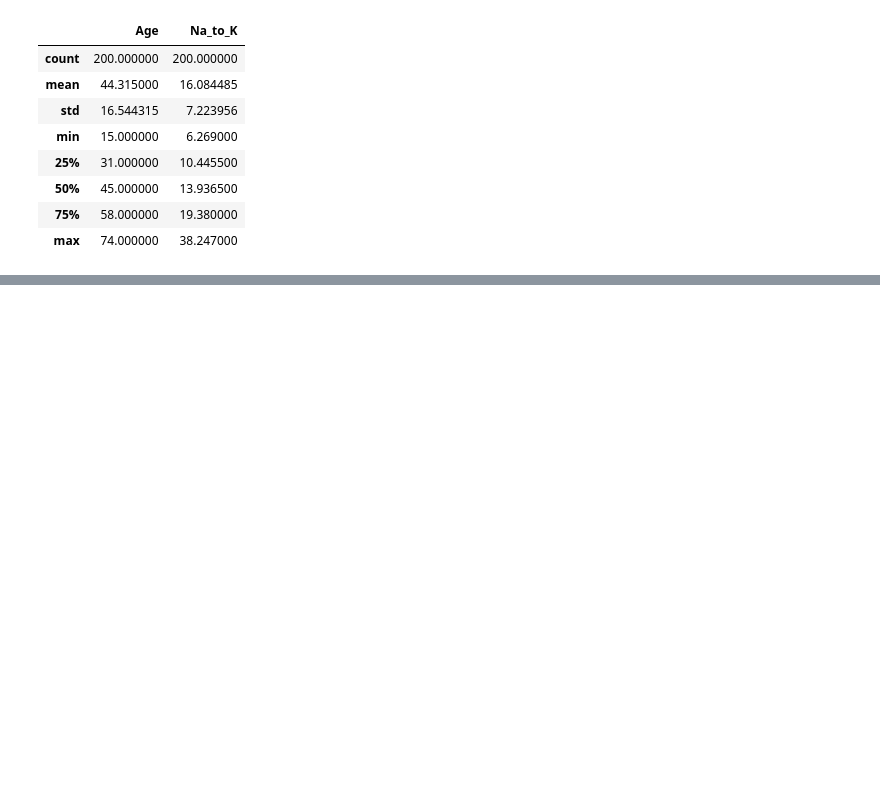
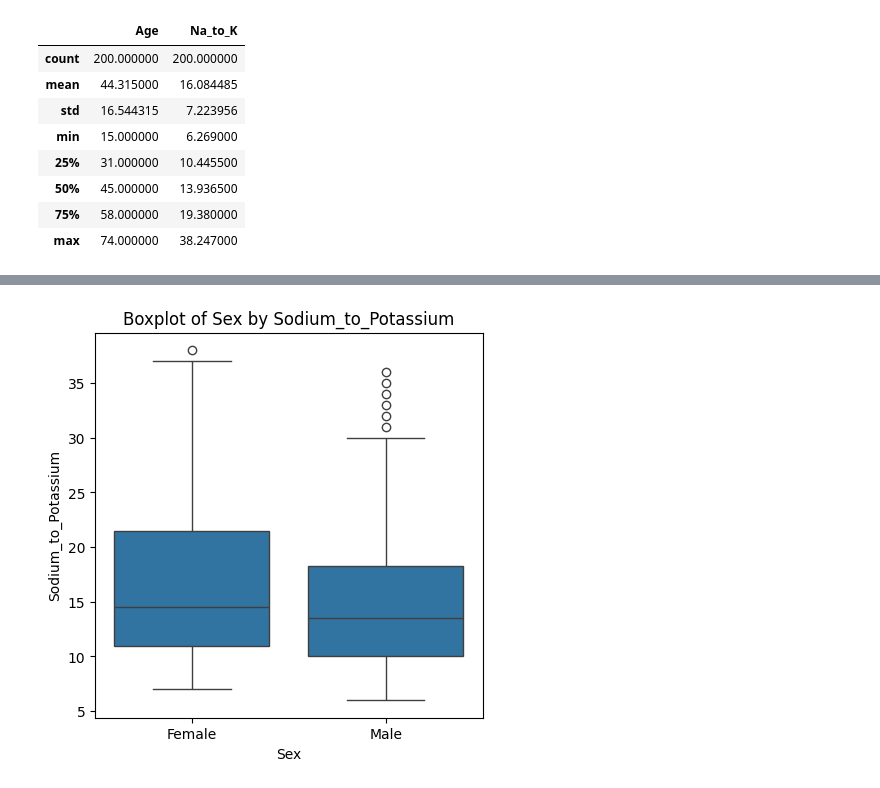
Before and after one commit to LuongGiaBao/TH_TUAN6, a Jupyter notebook: 20068451_LuongTranGiaBao.ipynb, the cells around one changed output, grey strips where cells are left out. Cells and saved outputs as stored; diff of their text form; code cells hidden in the pictures; blank space fills up the shorter version.

```diff
--- a/20068451_LuongTranGiaBao.ipynb
+++ b/20068451_LuongTranGiaBao.ipynb
@@ -143,0 +155,8 @@ IndentationError: expected an indented block (<ipython-input-9-699f0331d72c>, li
+# %%
+#tien hanh khao sat du lieu outlier va cho nhan xet
+plt.figure(figsize=(5,5))
+sns.boxplot(x='Sex', y='Sodium_to_Potassium', data=df)
+plt.title("Boxplot of Sex by Sodium_to_Potassium")
+plt.show()
+# %% [output]
+[figure, added]
```
Also changed, not shown: parts of 11 cells of this notebook.
